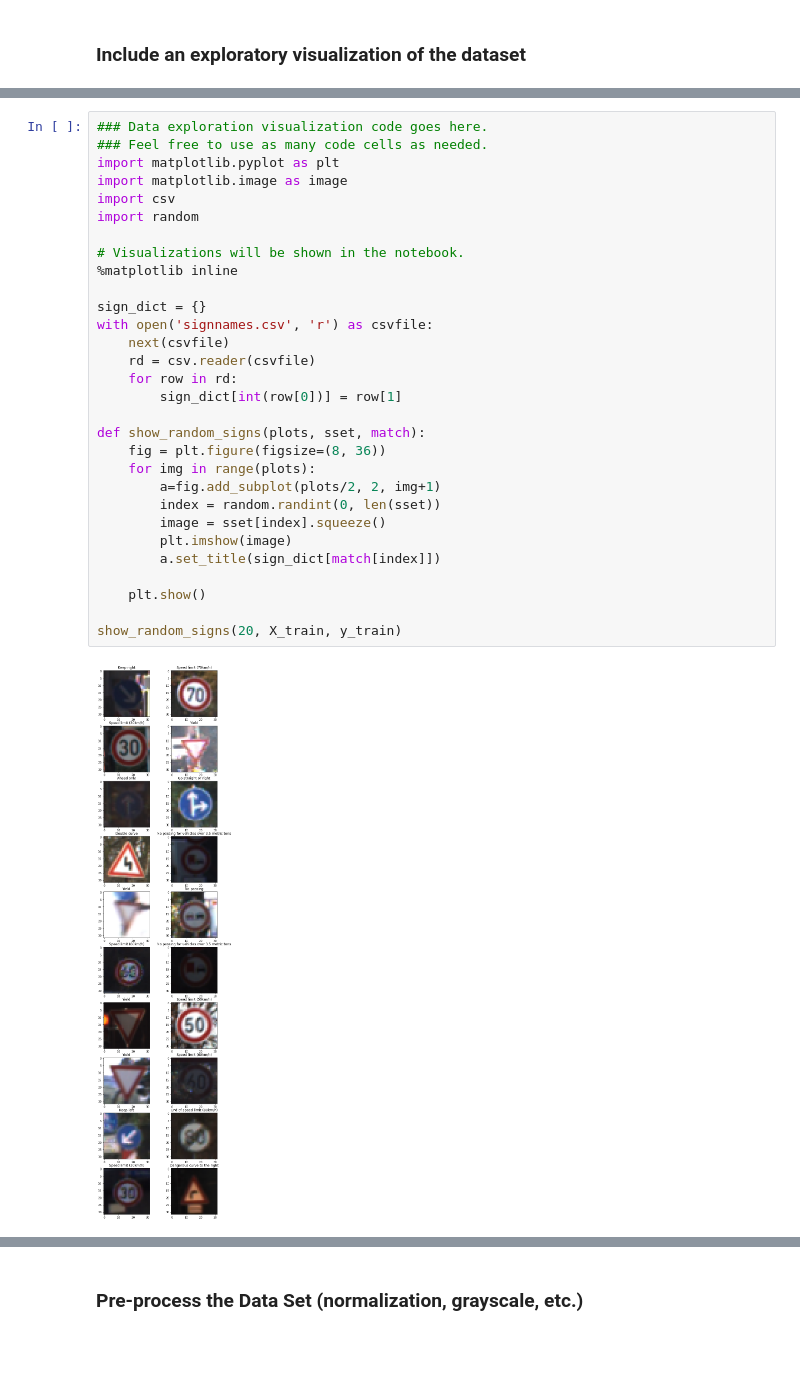
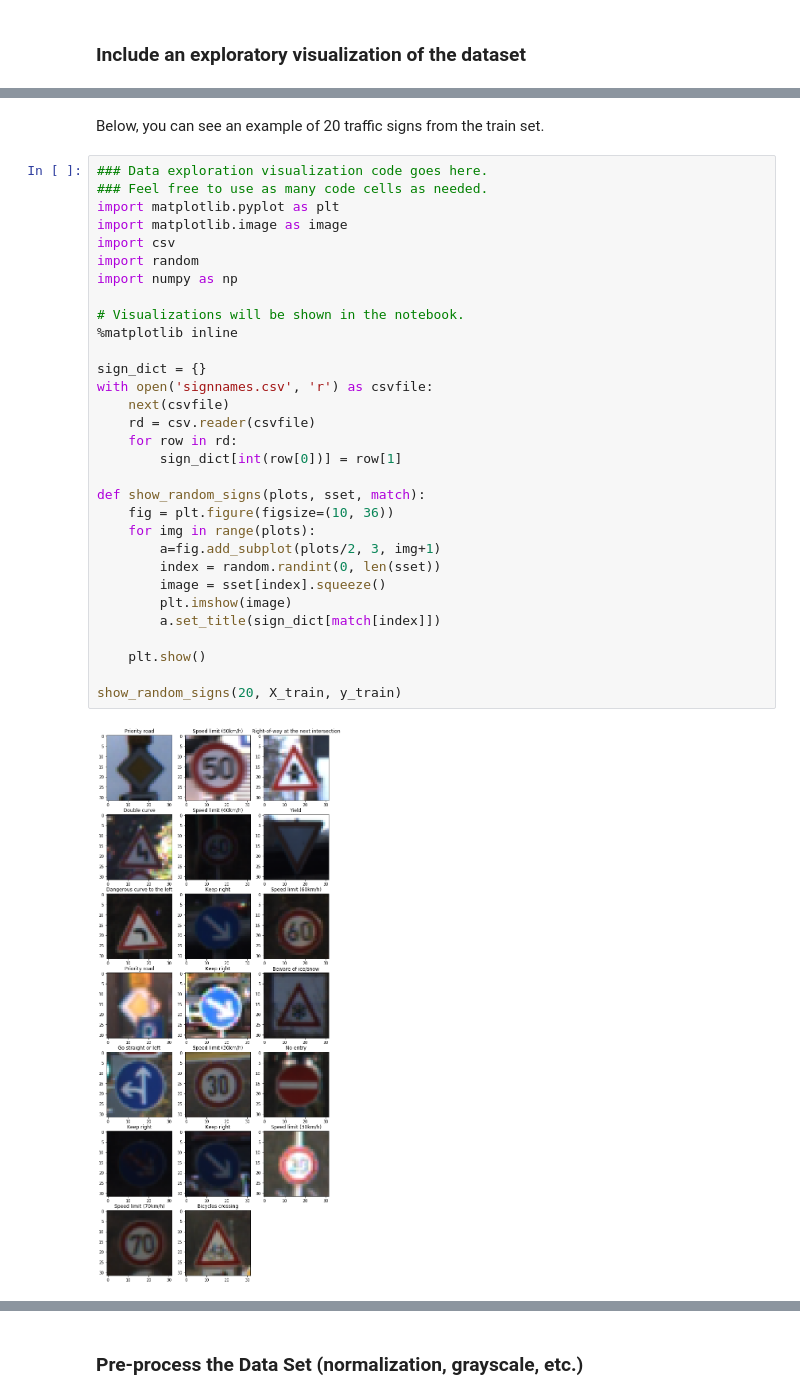
Before and after one commit to freakone/CarND-Traffic-Sign-Classifier-Project, a Jupyter notebook: Traffic_Sign_Classifier.ipynb, the cells around one changed output, grey strips where cells are left out. Saved outputs shown, nothing was run; the diff lists cells and outputs as text; blank space fills up the shorter version.

```diff
--- a/Traffic_Sign_Classifier.ipynb
+++ b/Traffic_Sign_Classifier.ipynb
@@ -95,32 +64,35 @@ The [Matplotlib](http://matplotlib.org/) [examples](http://matplotlib.org/exampl
+# %% [markdown]
+Below, you can see an example of 20 traffic signs from the train set.
 # %%
 ### Data exploration visualization code goes here.
 ### Feel free to use as many code cells as needed.
 import matplotlib.pyplot as plt
 import matplotlib.image as image
 import csv
 import random
+import numpy as np
 
 # Visualizations will be shown in the notebook.
 %matplotlib inline
 
 sign_dict = {}
 with open('signnames.csv', 'r') as csvfile:
     next(csvfile)
     rd = csv.reader(csvfile)
     for row in rd:
         sign_dict[int(row[0])] = row[1]
 
 def show_random_signs(plots, sset, match):
-    fig = plt.figure(figsize=(8, 36))
+    fig = plt.figure(figsize=(10, 36))
     for img in range(plots):
-        a=fig.add_subplot(plots/2, 2, img+1)
+        a=fig.add_subplot(plots/2, 3, img+1)
         index = random.randint(0, len(sset))
         image = sset[index].squeeze()
         plt.imshow(image)
         a.set_title(sign_dict[match[index]])
 
     plt.show()
 
 show_random_signs(20, X_train, y_train)
 # %% [output]
-[figure, old version]
+[figure, new version]
```
Also changed, not shown: parts of 36 cells of this notebook, 11 other files.
